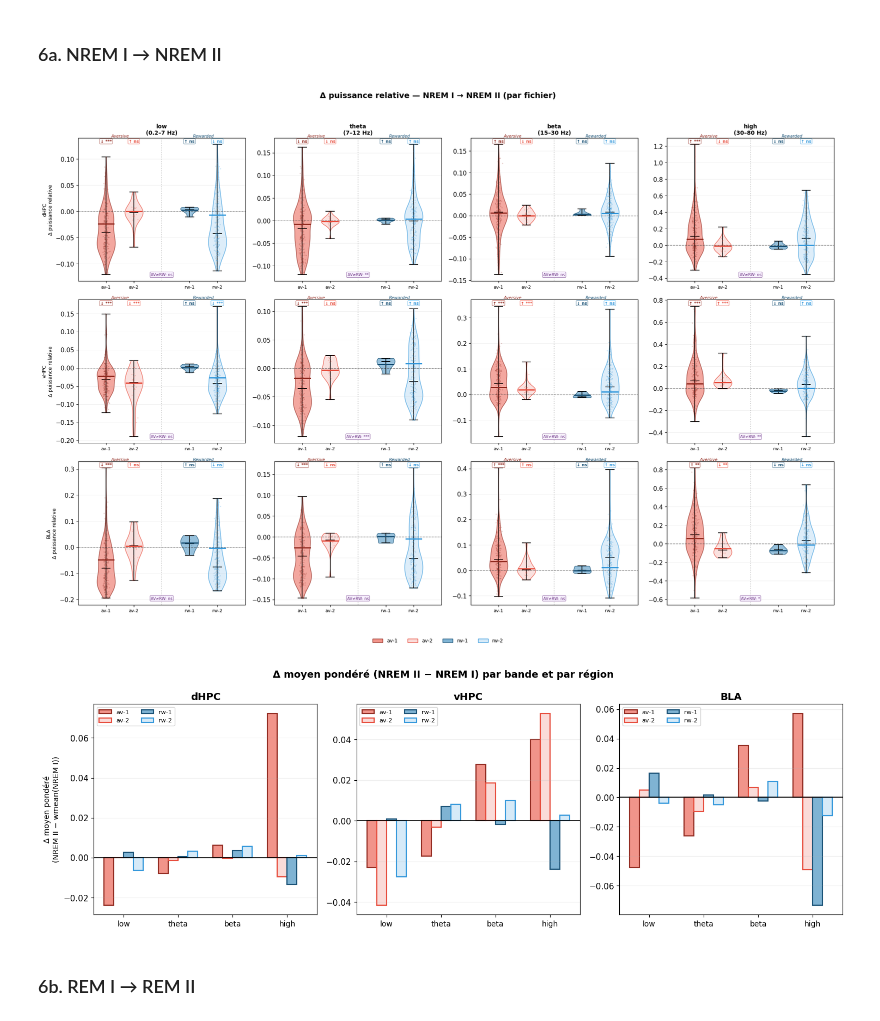
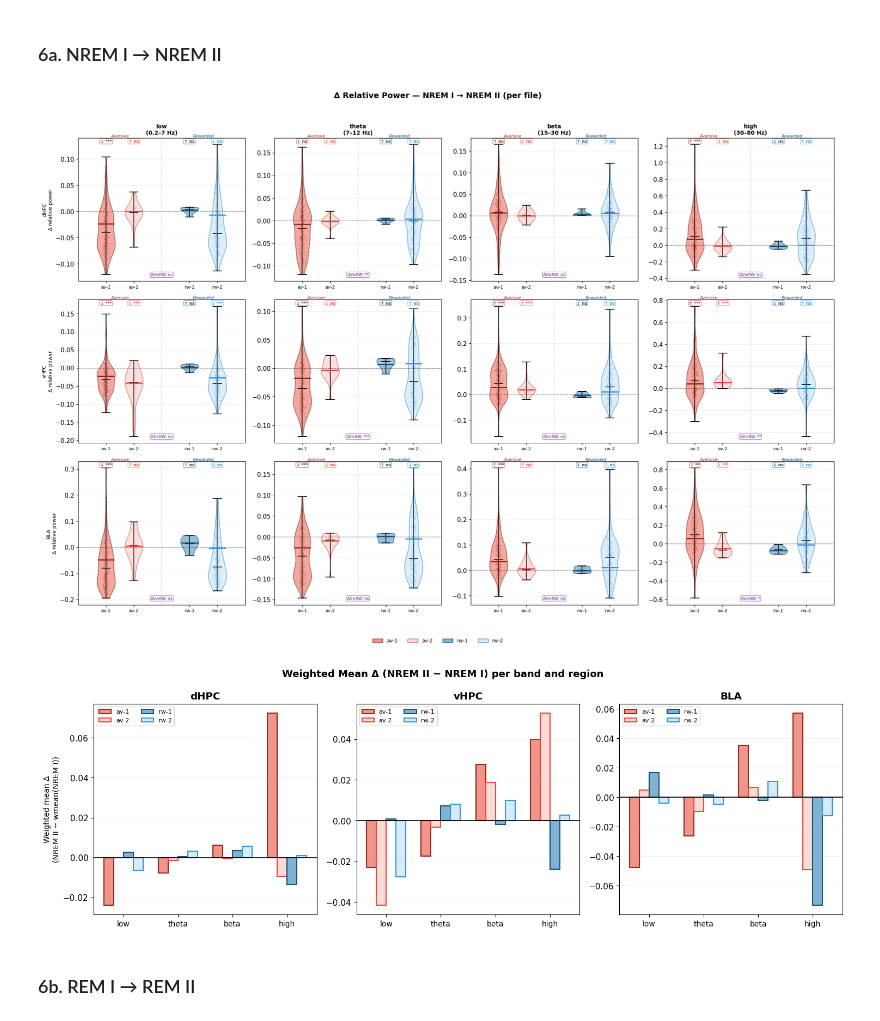
Before and after one commit to Gabbag2/health_hackathon, a Jupyter notebook: H1_final.ipynb, the cells around one changed output. Cells and saved outputs as stored; diff of their text form; code cells hidden in the pictures.

```diff
--- a/H1_final.ipynb
+++ b/H1_final.ipynb
@@ -122,6 +109,6 @@ Le filtre **iirnotch** (Butterworth coupe-bande, Q=30) retire la composante à 5
 # %%
 def filter_dataset(df, fs=FS, notch_freq=NOTCH_FREQ, Q=NOTCH_Q):
-    """Applique le filtre notch 50 Hz sur les 3 colonnes LFP."""
+    """Applies the 50 Hz notch filter to the 3 LFP columns."""
     df = df.copy()
     for col in ['dHPC_lfp', 'vHPC_lfp', 'bla_lfp']:
         df[col] = df[col].apply(
@@ -129,11 +116,11 @@ def filter_dataset(df, fs=FS, notch_freq=NOTCH_FREQ, Q=NOTCH_Q):
         )
     return df
 
-print('Application du filtre notch 50 Hz...')
+print('Applying 50 Hz notch filter...')
 DATASETS = {}
 for name, df in RAW_DATASETS.items():
     DATASETS[name] = filter_dataset(df)
-    print(f'  {name} — filtré ({len(DATASETS[name])} epochs)')
+    print(f'  {name} — filtered ({len(DATASETS[name])} epochs)')
 
-print('Filtrage terminé.')
+print('Filtering complete.')
 # %% [output]
@@ -230,8 +217,8 @@ La ligne rouge/bleue indique la moyenne pondérée.
 # %%
 fig, axes = plt.subplots(1, 3, figsize=(15, 6), sharey=False)
-fig.suptitle('Activité broadband LFP (Welch 0.5–50 Hz) — tous datasets', fontsize=14, fontweight='bold')
+fig.suptitle('LFP Broadband Activity (Welch 0.5–50 Hz) — all datasets', fontsize=14, fontweight='bold')
 
-# positions : av-1=1, av-2=2, [gap], rw-1=4, rw-2=5
+# positions: av-1=1, av-2=2, [gap], rw-1=4, rw-2=5
 POSITIONS = {'av-1': 1, 'av-2': 2, 'rw-1': 4, 'rw-2': 5}
 XTICKS    = [1, 2, 4, 5]
 XLABELS   = ['av-1', 'av-2', 'rw-1', 'rw-2']
@@ -255,7 +242,7 @@ for ax, reg_name in zip(axes, REGION_NAMES):
         vp[part].set_color('black')
         vp[part].set_linewidth(1.5)
 
-    # Points individuels (jitter)
+    # Individual points (jitter)
     rng = np.random.default_rng(42)
     for ds, pos in POSITIONS.items():
         pows, wts, _ = BROADBAND[ds][reg_name]
@@ -263,7 +250,7 @@ for ax, reg_name in zip(axes, REGION_NAMES):
         jitter = rng.normal(0, 0.06, len(v))
         ax.scatter(pos + jitter, v, alpha=0.3, s=8, color=COLORS[ds], edgecolors='none', zorder=2)
 
-    # Ligne de moyenne pondérée
+    # Weighted mean line
     for ds, pos in POSITIONS.items():
         pows, wts, _ = BROADBAND[ds][reg_name]
         wm, _ = weighted_mean_std(pows, wts)
@@ -277,21 +264,21 @@ for ax, reg_name in zip(axes, REGION_NAMES):
         ax.text(pos, ax.get_ylim()[0] if ax.get_ylim()[0] != 0 else -0.05 * max([d.max() if len(d) > 0 else 0 for d in data_list if len(d) > 0] or [1]),
                 f'n={len(v)}', ha='center', va='top', fontsize=8, color=COLORS[ds])
 
-    # Séparateur conditionnel
+    # Condition separator
     ax.axvline(3, color='gray', linestyle=':', lw=1.5, alpha=0.6)
     ax.set_xticks(XTICKS)
     ax.set_xticklabels(XLABELS, fontsize=9)
     ax.set_title(reg_name, fontweight='bold')
-    ax.set_ylabel('Puissance (µV²)' if reg_name == 'dHPC' else '')
+    ax.set_ylabel('Power (µV²)' if reg_name == 'dHPC' else '')
     ax.grid(True, alpha=0.3, axis='y')
     ax.set_xlim(0, 6)
 
-    # Étiquettes de condition
+    # Condition labels
     y_top = ax.get_ylim()[1]
     ax.text(1.5, y_top * 0.98, 'Aversive', ha='center', va='top', fontsize=9, color='#922b21', fontweight='bold')
     ax.text(4.5, y_top * 0.98, 'Rewarded', ha='center', va='top', fontsize=9, color='#1a5276', fontweight='bold')
 
-# Légende
+# Legend
 patches = [mpatches.Patch(facecolor=FACE_COLORS[ds], edgecolor=COLORS[ds], label=ds) for ds in DATASET_NAMES]
 fig.legend(handles=patches, loc='lower center', ncol=4, frameon=False, fontsize=10)
 plt.tight_layout(rect=[0, 0.07, 1, 1])
@@ -459,9 +448,9 @@ $$P_{\text{rel}}(\text{bande}) = \frac{\sum_{f \in \text{bande}} \hat{S}(f)}{\su
 def compute_band_powers_per_dataset(df, regions=REGIONS, bands=FREQ_BANDS,
                                      fs=FS, min_samples=MIN_SAMPLES):
     """
-    Calcule la puissance relative par bande et par région pour chaque epoch.
+    Computes relative band power per region for each epoch.
 
-    Retourne un dict {(region_name, band_name): (powers, weights, labels)}.
+    Returns a dict {(region_name, band_name): (powers, weights, labels)}.
     """
     result = {}
     for reg_name, col in regions.items():
@@ -485,11 +474,11 @@ def compute_band_powers_per_dataset(df, regions=REGIONS, bands=FREQ_BANDS,
             )
     return result
 
-print('Calcul des puissances relatives par bande...')
+print('Computing relative band powers...')
 BAND_POWERS = {}
 for name, df in DATASETS.items():
     print(f'  {name}...')
     BAND_POWERS[name] = compute_band_powers_per_dataset(df)
 
-print('Calcul terminé.')
+print('Computation complete.')
 # %% [output]
@@ -714,18 +703,18 @@ Fonctions compute_delta_distribution, plot_stage_delta, plot_delta_bars définie
 # %%
 plot_stage_delta(
     stage_pair=('NREM I', 'NREM II'),
-    title='Δ puissance relative — NREM I → NREM II (par fichier)',
+    title='Δ Relative Power — NREM I → NREM II (per file)',
     filename='H1_NREM_delta_violin.png',
 )
 
 plot_delta_bars(
     stage_pair=('NREM I', 'NREM II'),
-    title='Δ moyen pondéré (NREM II − NREM I) par bande et par région',
+    title='Weighted Mean Δ (NREM II − NREM I) per band and region',
     filename='H1_NREM_delta_bars.png',
 )
 # %% [output]
-[figure, old version]
+[figure, new version]
-[figure, old version]
+[figure, new version]
 # %% [markdown]
 ### 6b. REM I → REM II
 # %%
```
Also changed, not shown: parts of 35 cells of this notebook, 13 other files.
